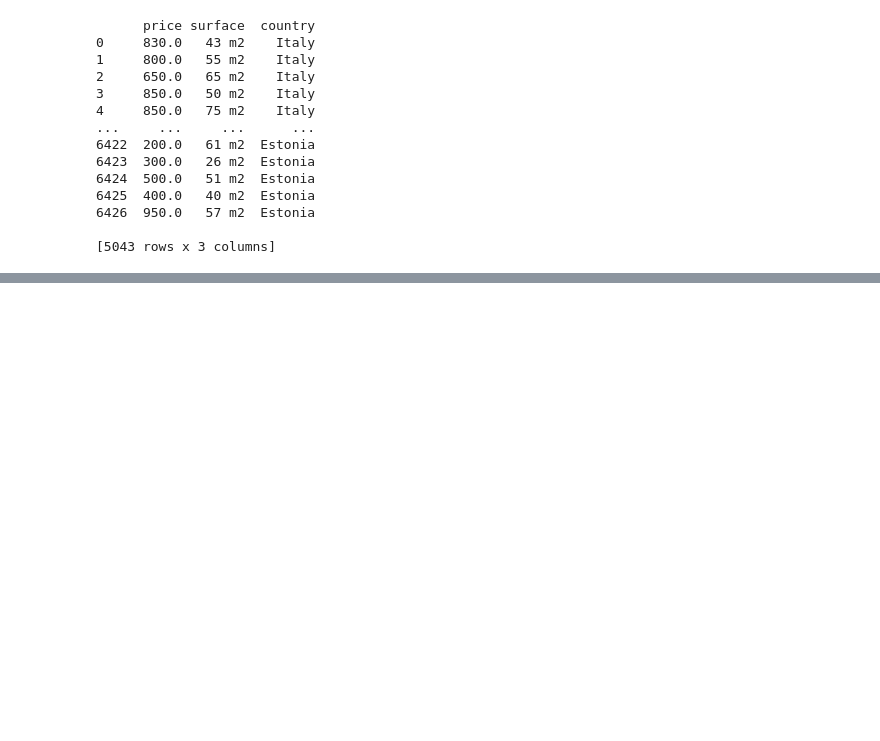
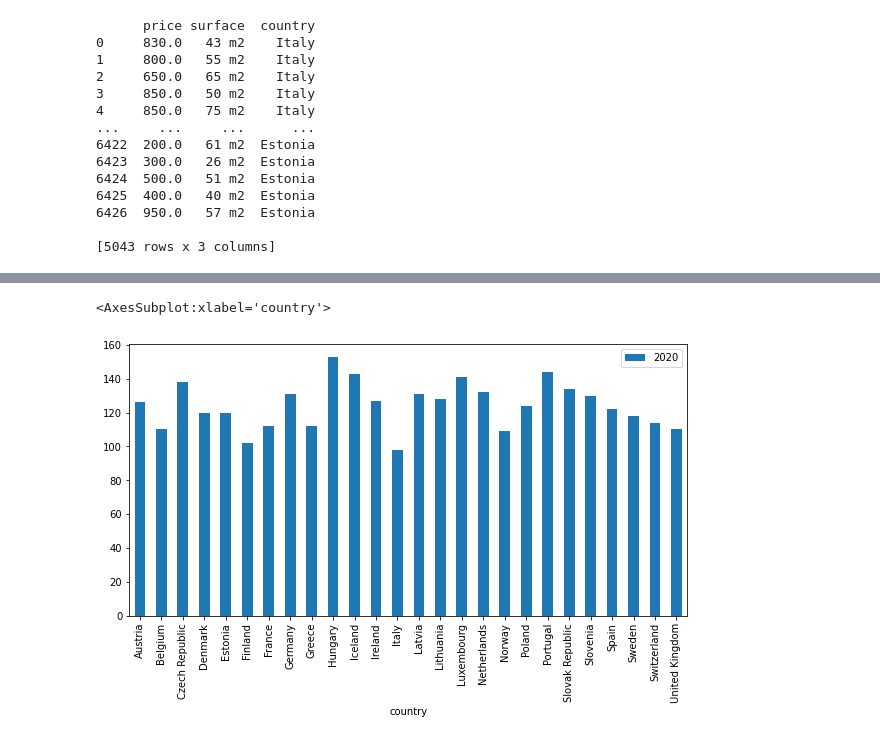
Before and after one commit to lucamac99/big-data-project, a Jupyter notebook: dataCleaning.ipynb, the cells around one changed output, grey strips where cells are left out. Drawn from its saved outputs; the diff is of its cells as text; code cells hidden in the pictures; blank space fills up the shorter version.

```diff
--- a/dataCleaning.ipynb
+++ b/dataCleaning.ipynb
@@ -191,0 +264,8 @@ df.groupby(['country'])['price'].mean().plot(legend=True, kind='bar', figsize=(1
+# %%
+ax = plt.gca()
+
+#use plot() method on the dataframe
+df_house_price.plot( x = 'country', y = '2020', ax = ax, figsize=(10,5), legend=True, kind='bar')
+# %% [output]
+<AxesSubplot:xlabel='country'>
+[figure, added]
```
Also changed, not shown: parts of 9 cells of this notebook, 4 other files.
